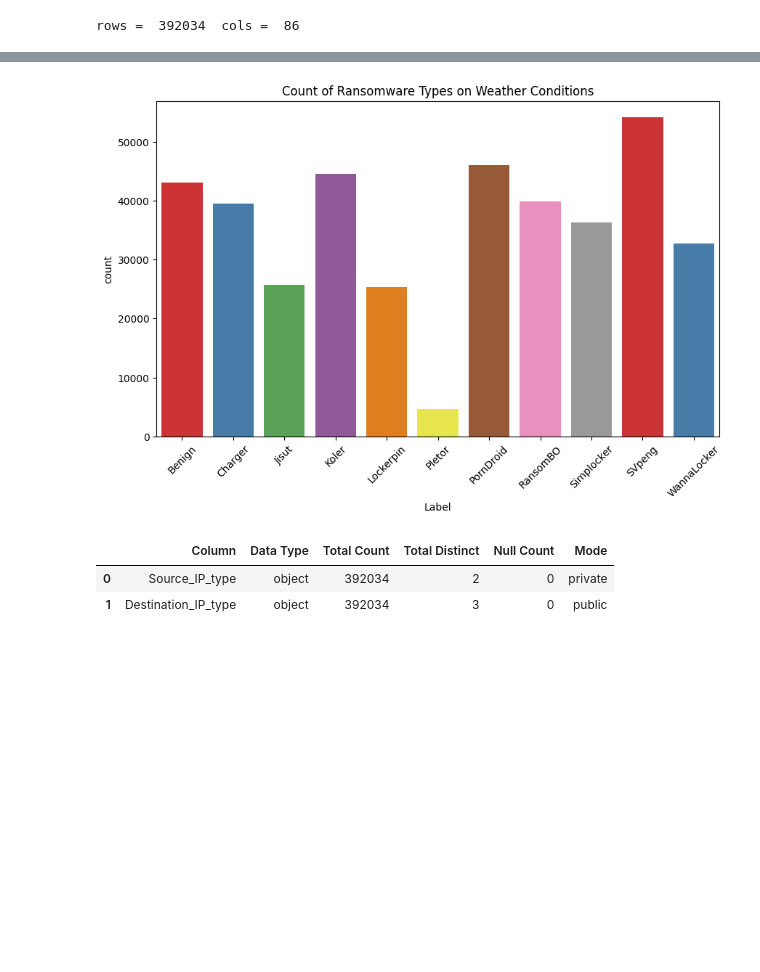
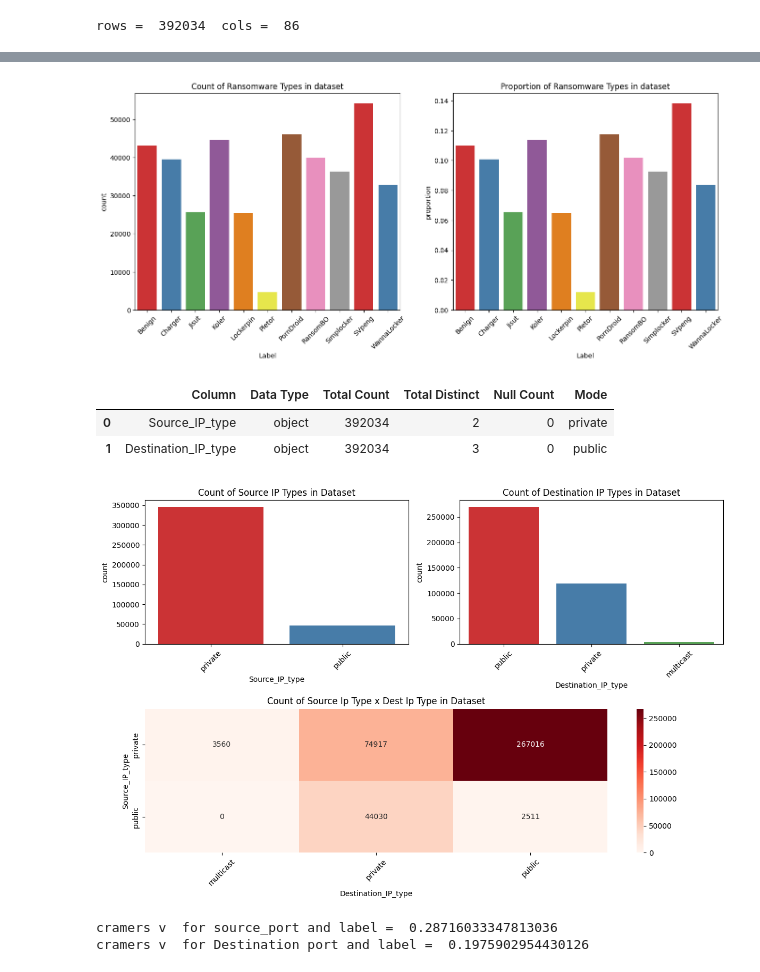
Before and after one commit to ArchisKulkarni002/RansomwareMLProject, a Jupyter notebook: Ransomware_Main.ipynb, the cells around one changed output, grey strips where cells are left out. Drawn from its saved outputs; the diff is of its cells as text; code cells hidden in the pictures; blank space fills up the shorter version.

```diff
--- a/Ransomware_Main.ipynb
+++ b/Ransomware_Main.ipynb
@@ -27,7 +28,7 @@ ransomware_df = pd.read_csv(data_path)
 #EDA and PreProcessing
 # %%
 #defining color palettes
-ransomware_palette = sn.color_palette("Set1", 11)
+ransomware_palette = sns.color_palette("Set1", 11)
 # %%
 ransomware_df.columns = ransomware_df.columns.str.strip()
 # %%
@@ -137,14 +138,19 @@ display(HTML(summary_df.to_html(max_rows=100, max_cols=None)))
 | 69 | Idle Max | int64 | 392034 | 54229 | 0 | NaN | 4.941648e+06 | 0.000000 | 1.198864e+08 | ... |
 | 70 | Idle Min | int64 | 392034 | 54237 | 0 | NaN | 4.363740e+06 | 0.000000 | 1.198864e+08 | ... |
 | 71 | Label | object | 392034 | 11 | 0 | SVpeng | NaN | NaN | NaN | ... |
-# %%
-plt.figure(figsize=(10, 6))
-sn.countplot(data=processed_ransomware_df, x='Label', palette=ransomware_palette)
-plt.title('Count of Ransomware Types on Weather Conditions')
-plt.xticks(rotation=45)
-plt.show()
-# %% [output]
-[figure, removed]
+# %%
+# plt.figure(figsize=(8, 6))
+fig, axes = plt.subplots(1, 2, figsize=(16, 6))
+sns.countplot(data=processed_ransomware_df, x='Label', ax = axes[0], palette=ransomware_palette)
+axes[0].set_title('Count of Ransomware Types in dataset')
+axes[0].set_xticklabels(axes[0].get_xticklabels(), rotation=45)
+
+sns.countplot(data=processed_ransomware_df, x='Label', ax = axes[1], stat='proportion', palette=ransomware_palette)
+axes[1].set_title('Proportion of Ransomware Types in dataset')
+axes[1].set_xticklabels(axes[1].get_xticklabels(), rotation=45)
+plt.show()
+# %% [output]
+[figure, added]
 # %%
 def is_private_ip(ip):
     try:
@@ -172,3 +178,33 @@ display(HTML(summary_df.to_html(max_rows=100, max_cols=None)))
 |  | Column | Data Type | Total Count | Total Distinct | Null Count | Mode |
 | 0 | Source_IP_type | object | 392034 | 2 | 0 | private |
 | 1 | Destination_IP_type | object | 392034 | 3 | 0 | public |
+# %%
+# Define figure and gridspec layout
+fig = plt.figure(figsize=(12, 8))
+gs = gridspec.GridSpec(2, 2, figure=fig)
+
+# Top-left plot
+ax1 = fig.add_subplot(gs[0, 0])
+sns.countplot(data=processed_ransomware_df, x='Source_IP_type', ax=ax1, palette=ransomware_palette)
+ax1.set_title('Count of Source IP Types in Dataset')
+ax1.set_xticklabels(ax1.get_xticklabels(), rotation=45)
+
+# Top-right plot
+ax2 = fig.add_subplot(gs[0, 1])
+sns.countplot(data=processed_ransomware_df, x='Destination_IP_type', ax=ax2, palette=ransomware_palette)
+ax2.set_title('Count of Destination IP Types in Dataset')
+ax2.set_xticklabels(ax2.get_xticklabels(), rotation=45)
+
+# Bottom-wide plot, spanning both columns
+ax3 = fig.add_subplot(gs[1, :])
+contingency_table = pd.crosstab(processed_ransomware_df['Source_IP_type'], processed_ransomware_df['Destination_IP_type'])
+sns.heatmap(contingency_table, annot=True, fmt='d', cmap='Reds', ax=ax3)
+
+ax3.set_title('Count of Source Ip Type x Dest Ip Type in Dataset')
+ax3.set_xticklabels(ax3.get_xticklabels(), rotation=45)
+
+# Adjust layout for readability
+plt.tight_layout()
+plt.show()
+# %% [output]
+[figure, added]
@@ -174,0 +260,16 @@ display(HTML(summary_df.to_html(max_rows=100, max_cols=None)))
+# %%
+sample_df = processed_ransomware_df[['Source Port', 'Label']]  # Adjust 'n' as needed
+# contingency_table = pd.crosstab(sample_df['col1'], sample_df['col2'])
+cvalue_s_port_label = cramers_v(sample_df['Source Port'], sample_df['Label'])
+print("cramers v  for source_port and label = ", cvalue_s_port_label)
+
+cvalue_s_port_label = cramers_v(sample_df['Source Port'], sample_df['Label'])
+print("cramers v  for source_port and label = ", cvalue_s_port_label)
+
+sample_df = processed_ransomware_df[['Destination Port', 'Label']]  # Adjust 'n' as needed
+# contingency_table = pd.crosstab(sample_df['col1'], sample_df['col2'])
+cvalue_d_port_label = cramers_v(sample_df['Destination Port'], sample_df['Label'])
+print("cramers v  for Destination port and label = ", cvalue_d_port_label)
+# %% [output]
+cramers v  for source_port and label =  0.28716033347813036
+cramers v  for Destination port and label =  0.1975902954430126
```
Also changed, not shown: parts of 5 cells of this notebook.
